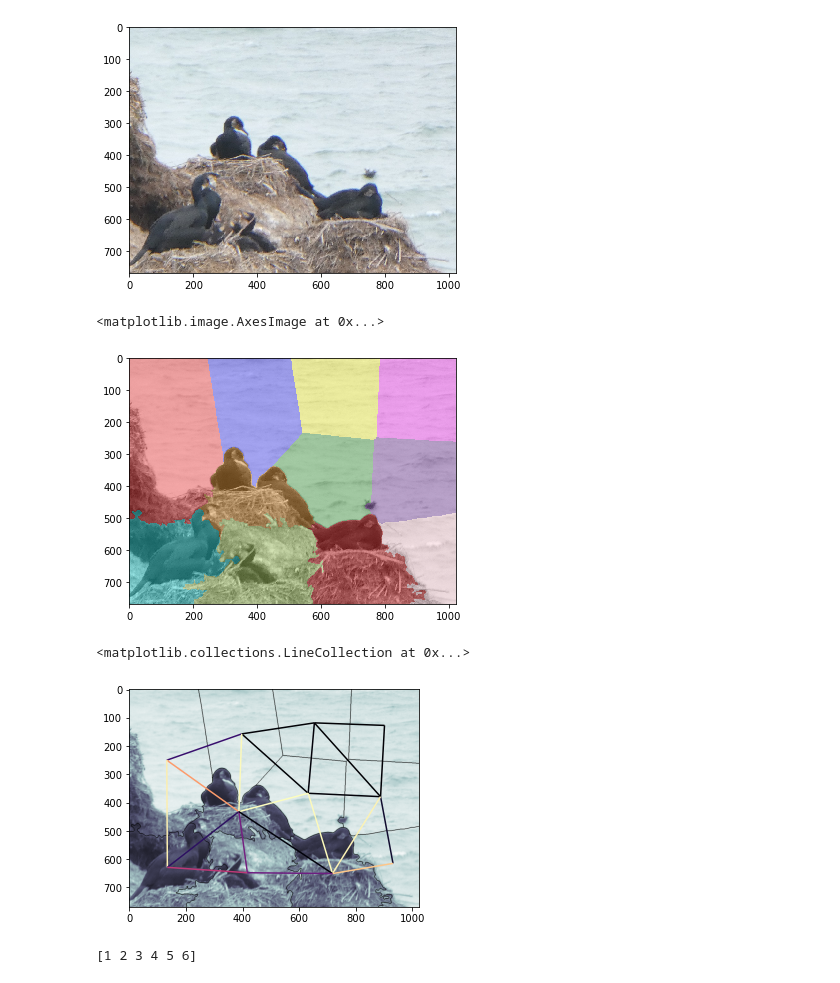
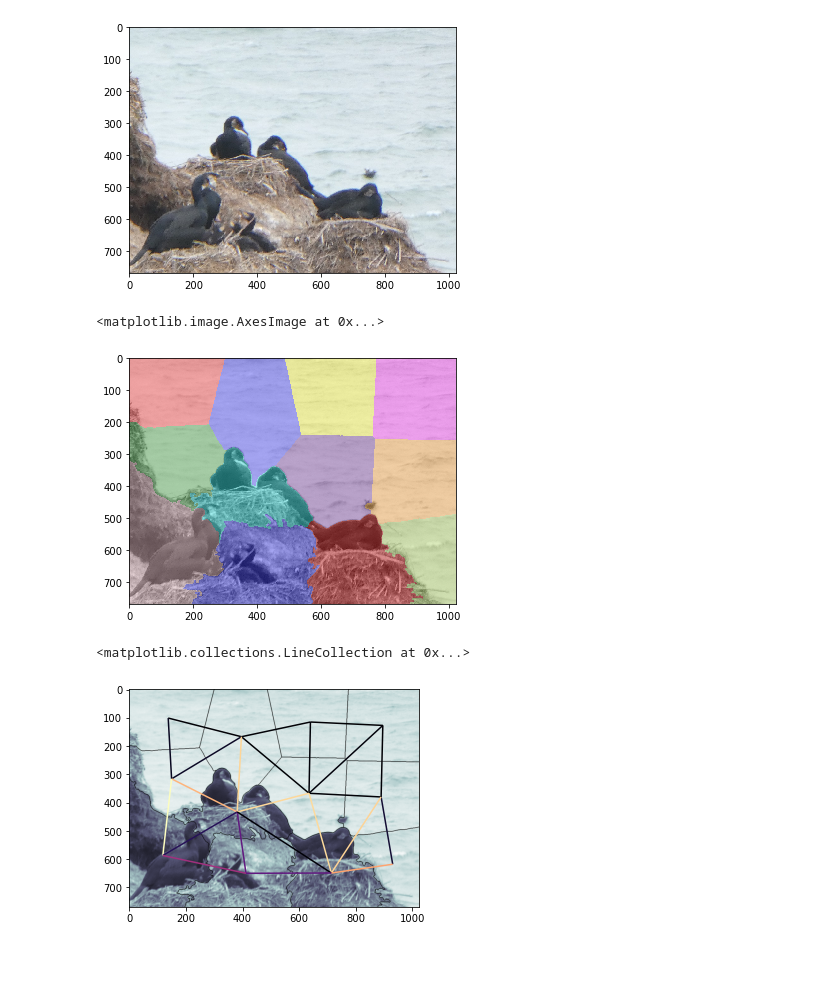
Before and after one commit to to-osaki/studying-python, a Jupyter notebook: scikit-image.ipynb, the cells around one changed output. Drawn from its saved outputs; the diff is of its cells as text; code cells hidden in the pictures.

```diff
--- a/scikit-image.ipynb
+++ b/scikit-image.ipynb
@@ -29,11 +29,11 @@ io.imshow(birds)
 [figure]
 # %%
 from skimage import segmentation, color
-seg = segmentation.slic(birds, n_segments = 10, compactness = 40, enforce_connectivity = True, sigma = 3)
+seg = segmentation.slic(birds, n_segments = 12, compactness = 40, enforce_connectivity = True, sigma = 3)
 io.imshow(color.label2rgb(seg, birds))
 # %% [output]
 <matplotlib.image.AxesImage at 0x...>
-[figure, old version]
+[figure, new version]
 # %%
 # 領域グラフ
 from skimage.future import graph
@@ -41,10 +41,4 @@ g = graph.rag_mean_color(birds, seg)
 graph.show_rag(seg, g, birds)
 # %% [output]
 <matplotlib.collections.LineCollection at 0x...>
-[figure, old version]
+[figure, new version]
-# %%
-import numpy as np
-a = np.array([1, 2, 3, 4, 5, 6])
-print(a[0:len(a):1])
-# %% [output]
-[1 2 3 4 5 6]
```
Also changed, not shown: 3 other files.
